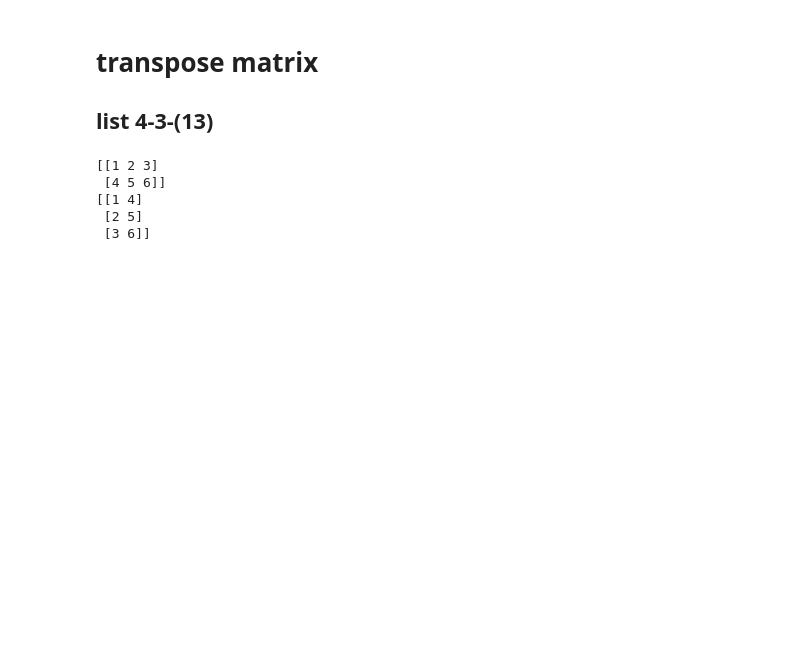
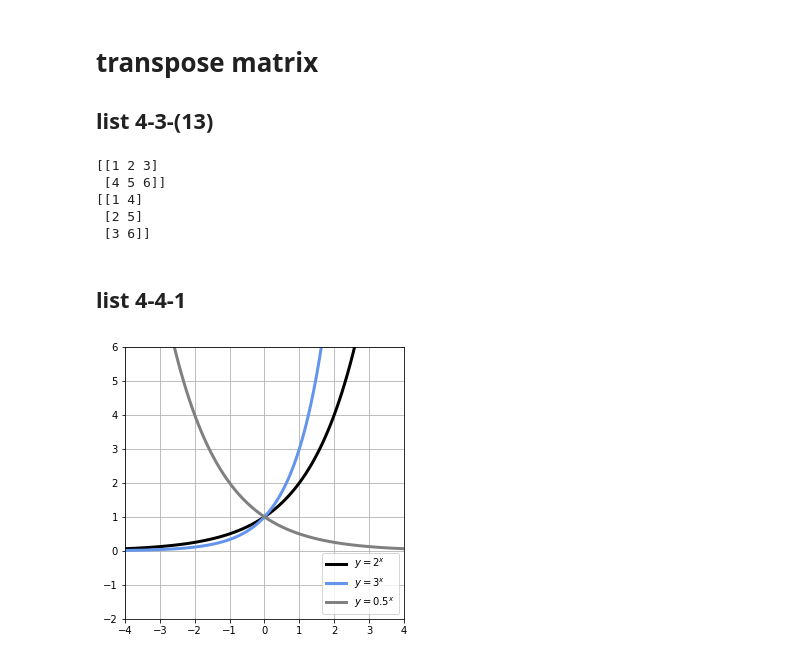
Before and after one commit to hyosay/jupyter_savefile, a Jupyter notebook: Chap_4.ipynb, the cells around one changed output. Drawn from its saved outputs; the diff is of its cells as text; code cells hidden in the pictures; blank space fills up the shorter version.

```diff
--- a/Chap_4.ipynb
+++ b/Chap_4.ipynb
@@ -112,3 +112,25 @@ print(A.T)
 [[1 4]
  [2 5]
  [3 6]]
+# %% [markdown]
+## list 4-4-1
+# %%
+import numpy as np
+import matplotlib.pyplot as plt
+#matplotlib inline
+x = np.linspace(-4, 4, 100)
+y = 2**x
+y2 = 3**x
+y3 = 0.5**x
+
+plt.figure(figsize=(5, 5))
+plt.plot(x, y, 'black', linewidth=3, label='$y=2^x$')
+plt.plot(x, y2, 'cornflowerblue', linewidth=3, label='$y=3^x$')
+plt.plot(x, y3, 'gray', linewidth=3, label='$y=0.5^x$')
+plt.ylim(-2, 6)
+plt.xlim(-4, 4)
+plt.grid(True)
+plt.legend(loc='lower right')
+plt.show()
+# %% [output]
+[figure, added]
```
Also changed, not shown: parts of 17 cells of this notebook, 1 other file.
